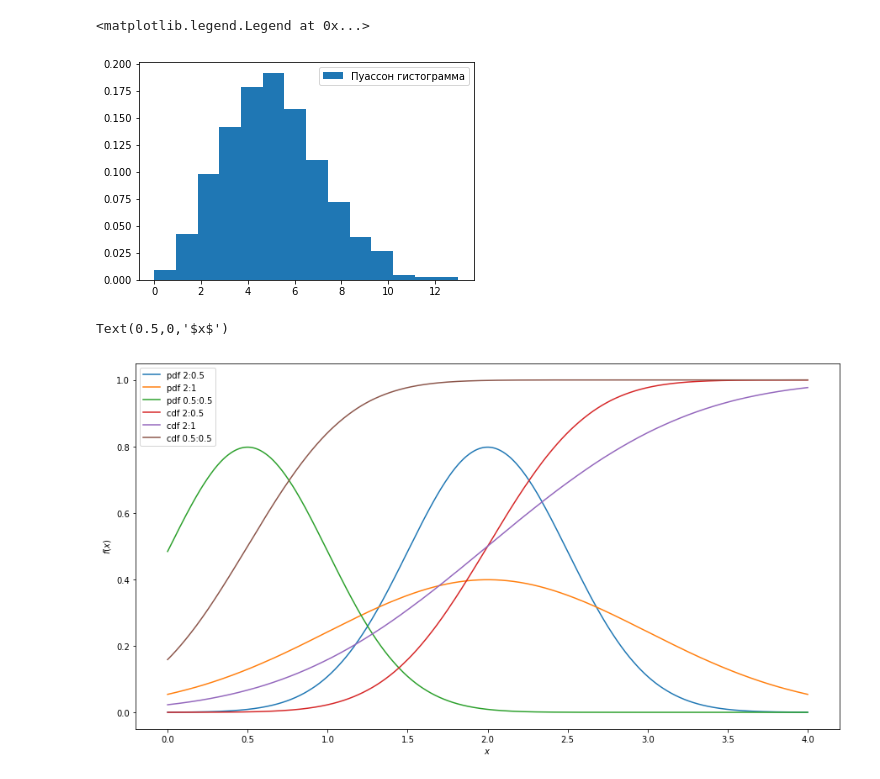
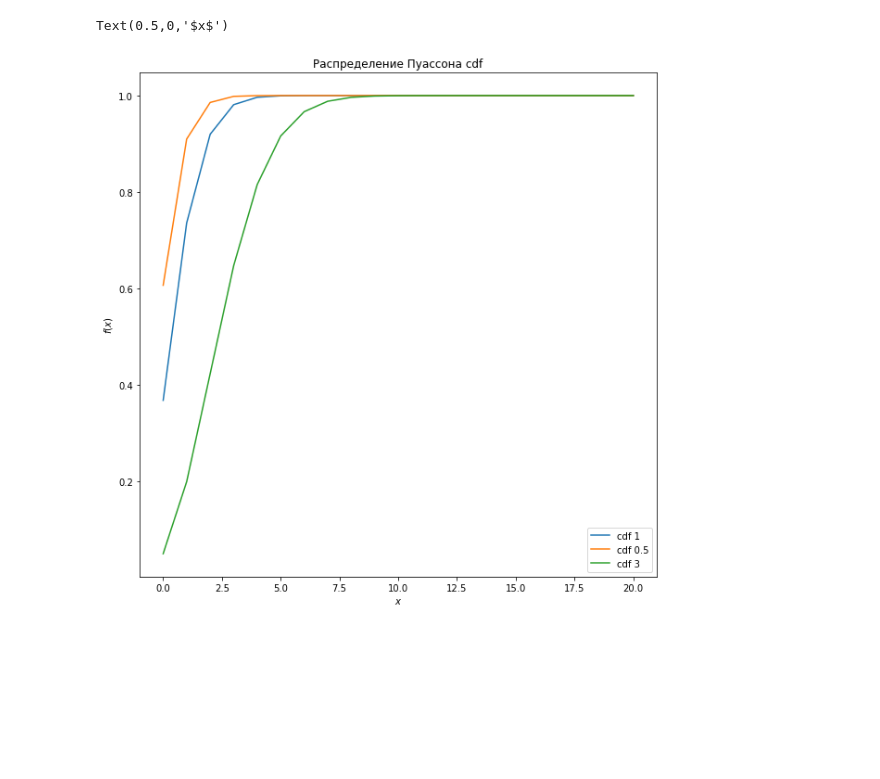
Before and after one commit to dsemen/netology, a Jupyter notebook: distr_graphics.ipynb, the cells around one changed output. Cells and saved outputs as stored; diff of their text form; code cells hidden in the pictures; blank space fills up the shorter version.

```diff
--- a/distr_graphics.ipynb
+++ b/distr_graphics.ipynb
@@ -4,36 +4,22 @@ import numpy as np
 import matplotlib.pyplot as plt
 import scipy.stats as sts
 %matplotlib inline
-# %%
-s = np.random.poisson(5, 1000)
-count, bins, ignored = plt.hist(s, 14, normed=True,label='Пуассон гистограмма' )
-
-plt.legend(loc='upper right')
-# %% [output]
-<matplotlib.legend.Legend at 0x...>
-[figure, removed]
 # %%
-norm_rv = sts.norm(2, 0.5)
-norm_rv2 = sts.norm(2, 1)
-norm_rv3 = sts.norm(0.5, 0.5)
-x = np.linspace(0,4,1000)
-pdf = norm_rv.pdf(x)
-pdf2 = norm_rv2.pdf(x)
-pdf3 = norm_rv3.pdf(x)
-cdf = norm_rv.cdf(x)
-cdf2 = norm_rv2.cdf(x)
-cdf3 = norm_rv3.cdf(x)
-plt.figure(figsize=(15,8))
-plt.plot(x, pdf)
-plt.plot(x, pdf2)
-plt.plot(x, pdf3)
-plt.plot(x, cdf)
-plt.plot(x, cdf2)
-plt.plot(x, cdf3)
-
-plt.legend(['pdf 2:0.5',  'pdf 2:1', 'pdf 0.5:0.5','cdf 2:0.5',  'cdf 2:1', 'cdf 0.5:0.5'])
+pois_rv = sts.poisson(1)
+pois_rv2 = sts.poisson(0.5)
+pois_rv3 = sts.poisson(3)
+x = np.linspace(0,20,21)
+cdf = pois_rv.cdf(x)
+cdf2 = pois_rv2.cdf(x)
+cdf3 = pois_rv3.cdf(x)
+plt.figure(figsize=(10,10))
+plt.plot(cdf)
+plt.plot(cdf2)
+plt.plot(cdf3)
+plt.title('Распределение Пуассона cdf')
+plt.legend(['cdf 1',  'cdf 0.5', 'cdf 3'])
 plt.ylabel('$f(x)$')
 plt.xlabel('$x$')
 # %% [output]
 Text(0.5,0,'$x$')
-[figure, old version]
+[figure, new version]
```
Also changed, not shown: parts of 6 cells of this notebook.
